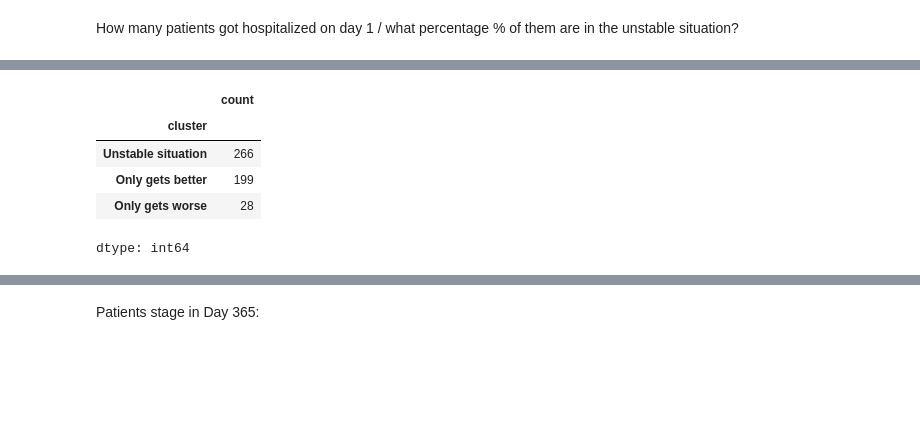
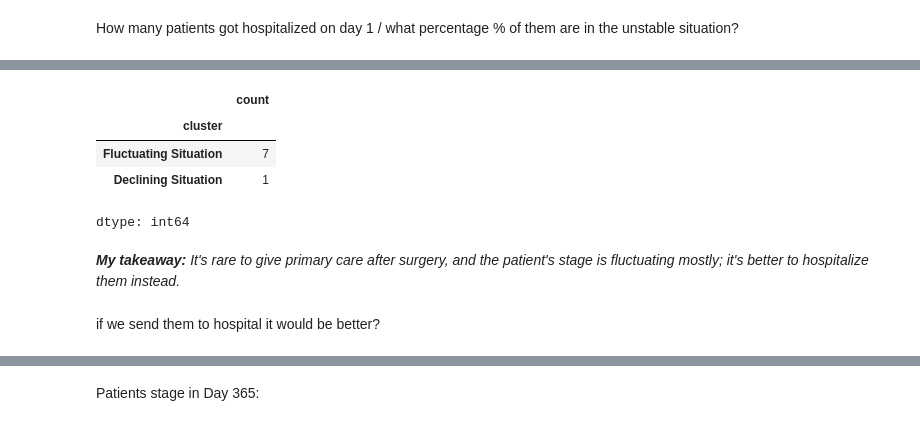
Before and after one commit to SaraGhR/hip-fracture-care-episodes, a Jupyter notebook: hip_fracture_analyzing_clustering.ipynb, the cells around one changed output, grey strips where cells are left out. Drawn from its saved outputs; the diff is of its cells as text; code cells hidden in the pictures; blank space fills up the shorter version.

```diff
--- a/hip_fracture_analyzing_clustering.ipynb
+++ b/hip_fracture_analyzing_clustering.ipynb
@@ -58,11 +78,11 @@ def classify_patient(row):
     if num_changes == 0:
         return "Stable situation"
     elif (not ever_worse) and (end <= start):
-        return "Only gets better"
+        return "Improving Situation"
     elif (not ever_better) and (end >= start):
-        return "Only gets worse"
+        return "Declining Situation"
     else:
-        return "Unstable situation"
+        return "Fluctuating Situation"
 
 # classification
 df["cluster"] = df.drop("ID", axis=1).apply(classify_patient, axis=1)
@@ -923,9 +1460,12 @@ Percentage: 53.96%
 # %%
-df[df["S1"]==3]["cluster"].value_counts()
+df[df["S1"]==2]["cluster"].value_counts()
 # %% [output]
 |  | count |
 | cluster |  |
-| Unstable situation | 266 |
-| Only gets better | 199 |
-| Only gets worse | 28 |
+| Fluctuating Situation | 7 |
+| Declining Situation | 1 |
 dtype: int64
+# %% [markdown]
+***My takeaway:** It's rare to give primary care after surgery, and the patient's stage is fluctuating mostly; it's better to hospitalize them instead.*
+# %% [markdown]
+if we send them to hospital it would be better?
```
Also changed, not shown: parts of 100 cells of this notebook.
